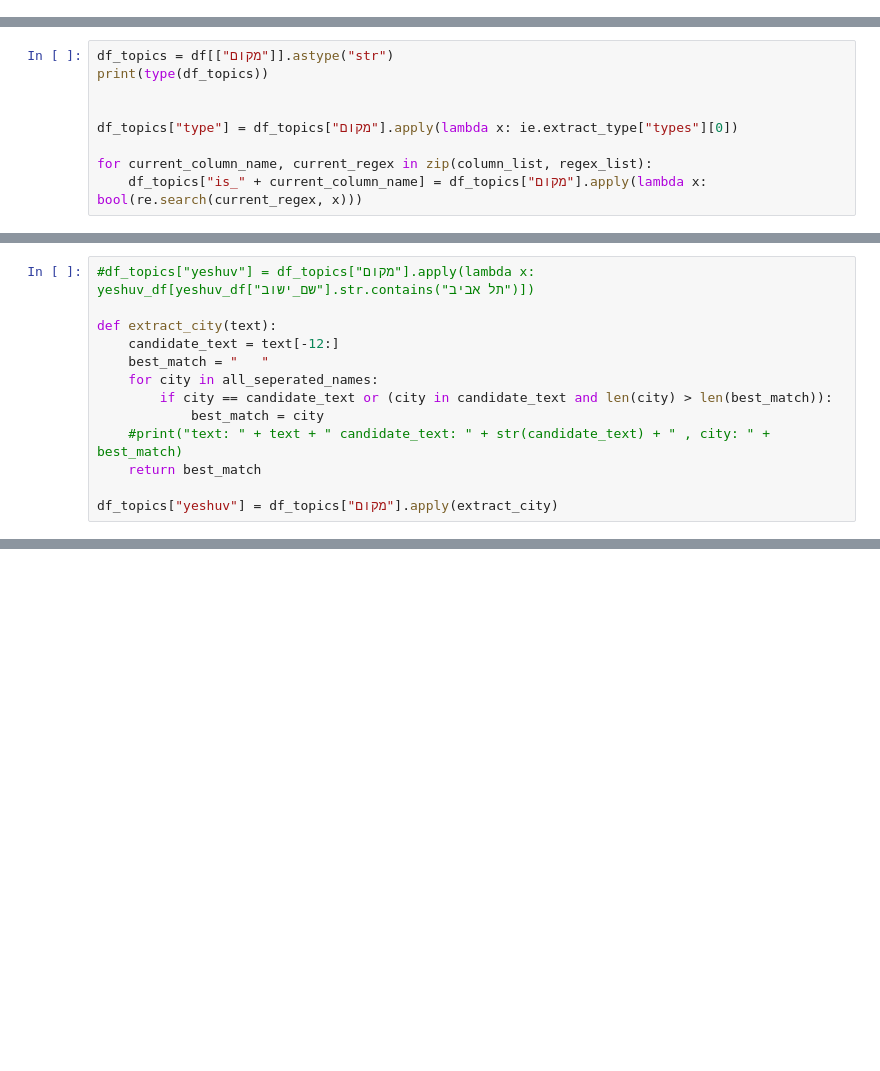
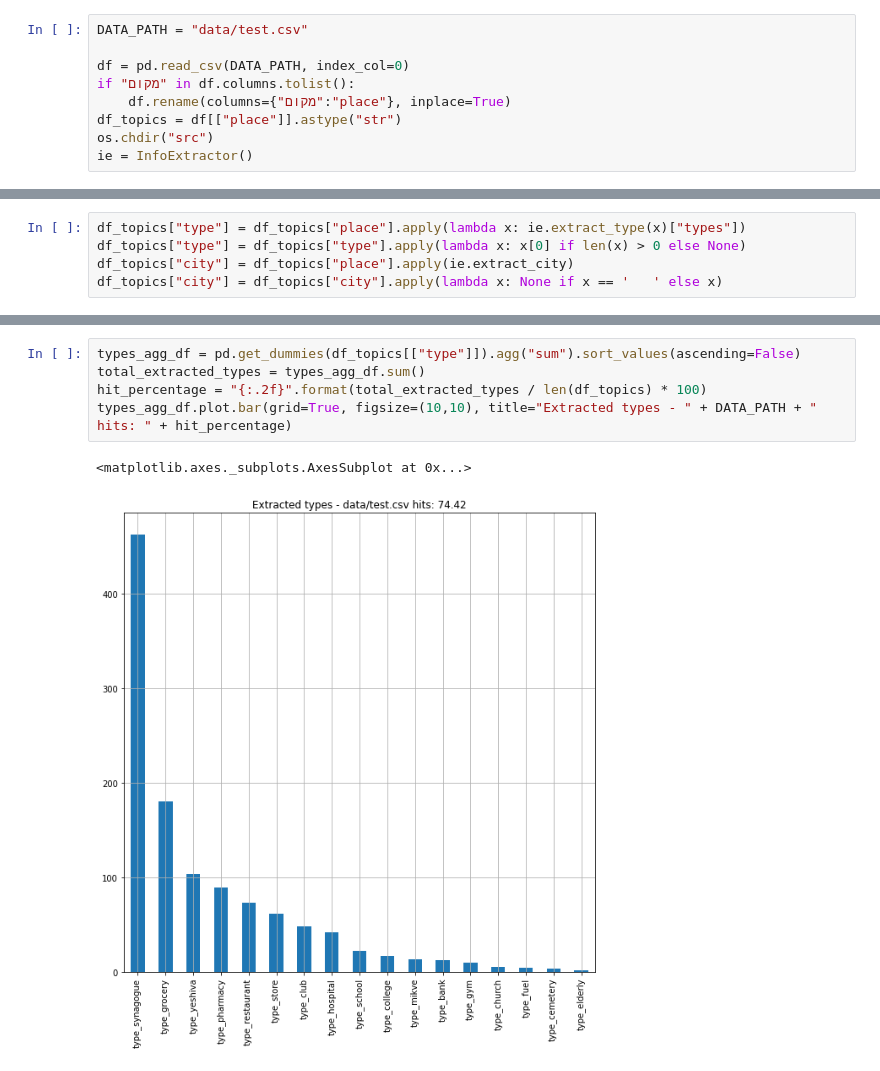
Before and after one commit to yuvalsolaz/geocore, a Jupyter notebook: notebooks/type_extraction.ipynb, the cells around one changed output, grey strips where cells are left out. Drawn from its saved outputs; the diff is of its cells as text; blank space fills up the shorter version.

Commit message:
refractoring InfoExtractor and notebook

```diff
--- a/notebooks/type_extraction.ipynb
+++ b/notebooks/type_extraction.ipynb
@@ -13 +12,10 @@ ie = InfoExtractor()
+# %%
+DATA_PATH = "data/test.csv"
+
+df = pd.read_csv(DATA_PATH, index_col=0)
+if "מקום" in df.columns.tolist():
+    df.rename(columns={"מקום":"place"}, inplace=True)
+df_topics = df[["place"]].astype("str")
+os.chdir("src")
+ie = InfoExtractor()
 # %%
@@ -15,9 +22,0 @@ df_text = df["מקום"].astype("str")
-# %%
-df_topics = df[["מקום"]].astype("str")
-print(type(df_topics))
-
-
-df_topics["type"] = df_topics["מקום"].apply(lambda x: ie.extract_type["types"][0])
-
-for current_column_name, current_regex in zip(column_list, regex_list):
-    df_topics["is_" + current_column_name] = df_topics["מקום"].apply(lambda x: bool(re.search(current_regex, x)))
@@ -35,13 +22,0 @@ yeshuv_df[yeshuv_df["שם_ישוב"].str.contains("מודיעין")]
-# %%
-#df_topics["yeshuv"] = df_topics["מקום"].apply(lambda x: yeshuv_df[yeshuv_df["שם_ישוב"].str.contains("תל אביב")])
-
-def extract_city(text):
-    candidate_text = text[-12:]
-    best_match = "   "
-    for city in all_seperated_names:
-        if city == candidate_text or (city in candidate_text and len(city) > len(best_match)):
-            best_match = city
-    #print("text: " + text + " candidate_text: " + str(candidate_text) + " , city: " + best_match)
-    return best_match
-
-df_topics["yeshuv"] = df_topics["מקום"].apply(extract_city)
@@ -53,0 +23,5 @@ city_hist
+# %%
+df_topics["type"] = df_topics["place"].apply(lambda x: ie.extract_type(x)["types"])
+df_topics["type"] = df_topics["type"].apply(lambda x: x[0] if len(x) > 0 else None)
+df_topics["city"] = df_topics["place"].apply(ie.extract_city)
+df_topics["city"] = df_topics["city"].apply(lambda x: None if x == '   ' else x)
@@ -53,0 +43,8 @@ city_hist
+# %%
+types_agg_df = pd.get_dummies(df_topics[["type"]]).agg("sum").sort_values(ascending=False)
+total_extracted_types = types_agg_df.sum()
+hit_percentage = "{:.2f}".format(total_extracted_types / len(df_topics) * 100)
+types_agg_df.plot.bar(grid=True, figsize=(10,10), title="Extracted types - " + DATA_PATH + " hits: " + hit_percentage)
+# %% [output]
+<matplotlib.axes._subplots.AxesSubplot at 0x...>
+[figure, added]
```
Also changed, not shown: parts of 15 cells of this notebook, 2 other files.
